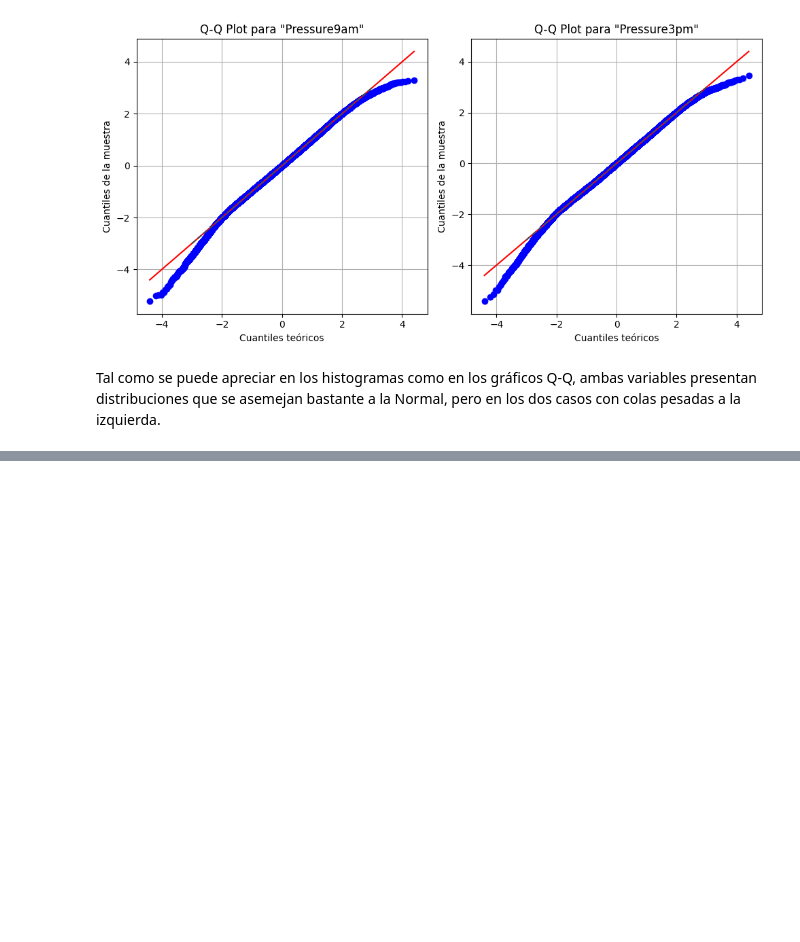
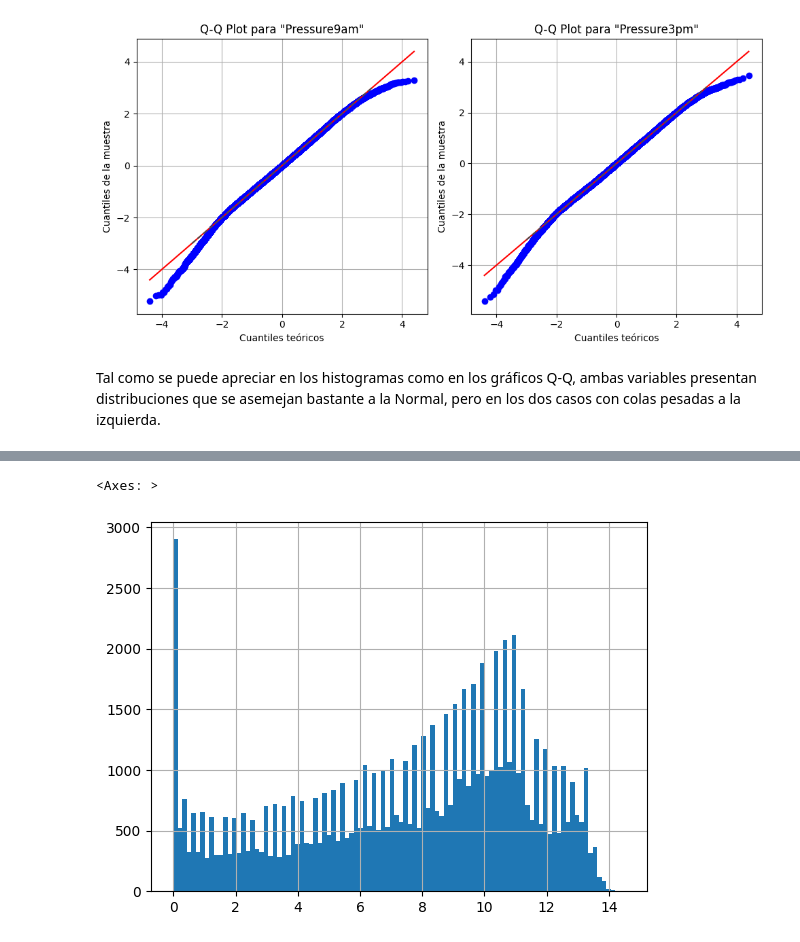
Before and after one commit to diegosarina-ceia/AMq1, a Jupyter notebook: TP_Final_AD_WeatherAustralia.ipynb, the cells around one changed output, grey strips where cells are left out. Saved outputs shown, nothing was run; the diff lists cells and outputs as text; code cells hidden in the pictures; blank space fills up the shorter version.

```diff
--- a/TP_Final_AD_WeatherAustralia.ipynb
+++ b/TP_Final_AD_WeatherAustralia.ipynb
@@ -496,0 +562,5 @@ Se observa una distribución oblicua con una cola más pesada hacia la derecha.
+# %%
+weather_df['Sunshine'].hist(bins=100)
+# %% [output]
+<Axes: >
+[figure, added]
```
Also changed, not shown: parts of 109 cells of this notebook.
